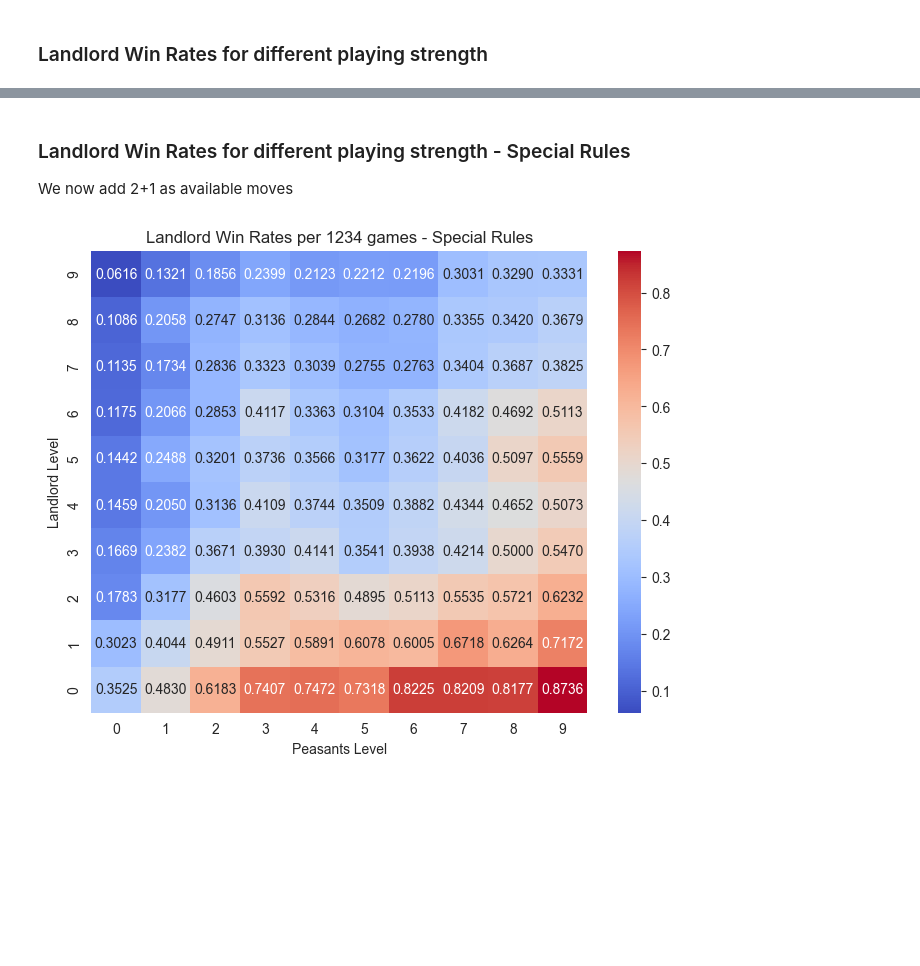
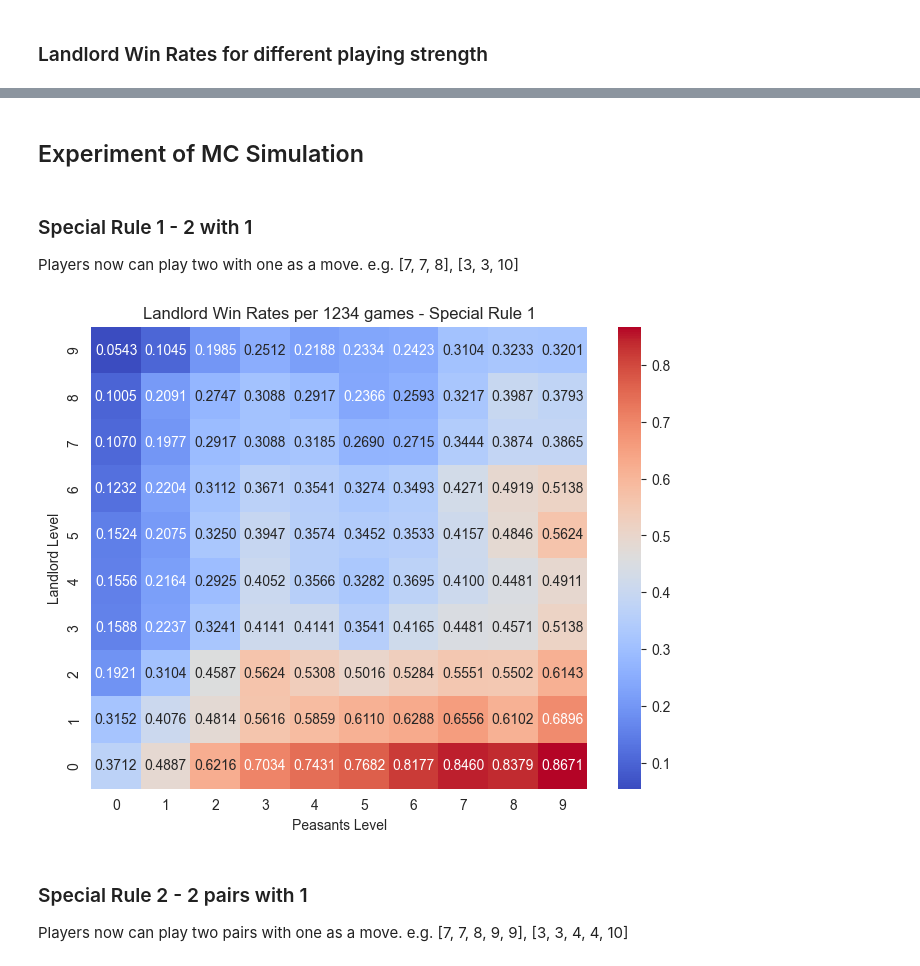
Before and after one commit to 50206richie/2023Fall_Projects, a Jupyter notebook: Result_Analysis.ipynb, the cells around one changed output, grey strips where cells are left out. Cells and saved outputs as stored; diff of their text form; code cells hidden in the pictures; blank space fills up the shorter version.

Commit message:
Debugged the program, edited Result_Analysis.ipynb, wrote .md file, uploaded simulation data.

```diff
--- a/Result_Analysis.ipynb
+++ b/Result_Analysis.ipynb
@@ -33,7 +35,7 @@ Standard Deviation = 16.977518780269396
 # %% [markdown]
 ### Landlord Win Rates for different playing strength
 # %%
-with open("DouDiZhu_results.csv", "r", encoding="utf-8") as ddz_csv:
+with open("DouDiZhu_results_ORIGINAL_RULE.csv", "r", encoding="utf-8") as ddz_csv:
     reader = csv.DictReader(ddz_csv)
     ddz_data = list(reader)
 # %%
@@ -62,30 +64,35 @@ plt.show()
+# %% [markdown]
+## Experiment of MC Simulation
 # %% [markdown]
-### Landlord Win Rates for different playing strength - Special Rules
-We now add 2+1 as available moves
+### Special Rule 1 - 2 with 1
+Players now can play two with one as a move. e.g. [7, 7, 8], [3, 3, 10]
 # %%
-with open("DouDiZhu_special_results.csv", "r", encoding="utf-8") as ddz_csv:
+with open("DouDiZhu_results_SPECIAL_RULE1.csv", "r", encoding="utf-8") as ddz_csv:
     reader = csv.DictReader(ddz_csv)
     ddz_sp_data = list(reader)
 # %%
 # Create a DataFrame from the data
 df = pd.DataFrame(ddz_sp_data)
 df['landlord_lv'] = df['landlord_lv'].astype(int)
 df['peasants_lv'] = df['peasants_lv'].astype(int)
-df['win_rate_l'] = df['win_rate_l'].astype(float)
+df['win_rate_landlord'] = df['win_rate_landlord'].astype(float)
 
 # Pivot the DataFrame to create a table
-table = df.pivot(index='landlord_lv', columns='peasants_lv', values='win_rate_l')
+table = df.pivot(index='landlord_lv', columns='peasants_lv', values='win_rate_landlord')
 
 # Create a heatmap using seaborn
 plt.figure(figsize=(8, 6))
 sns.heatmap(table.iloc[::-1], annot=True, cmap='coolwarm', fmt='.4f', cbar=True)
 
 # Set labels and title
 plt.xlabel('Peasants Level')
 plt.ylabel('Landlord Level')
-plt.title('Landlord Win Rates per 1234 games - Special Rules')
+plt.title('Landlord Win Rates per 1234 games - Special Rule 1')
 
 # Show the plot
 plt.show()
 # %% [output]
-[figure, old version]
+[figure, new version]
+# %% [markdown]
+### Special Rule 2 - 2 pairs with 1
+Players now can play two pairs with one as a move. e.g. [7, 7, 8, 9, 9], [3, 3, 4, 4, 10]
```
Also changed, not shown: parts of 9 cells of this notebook, 6 other files.
